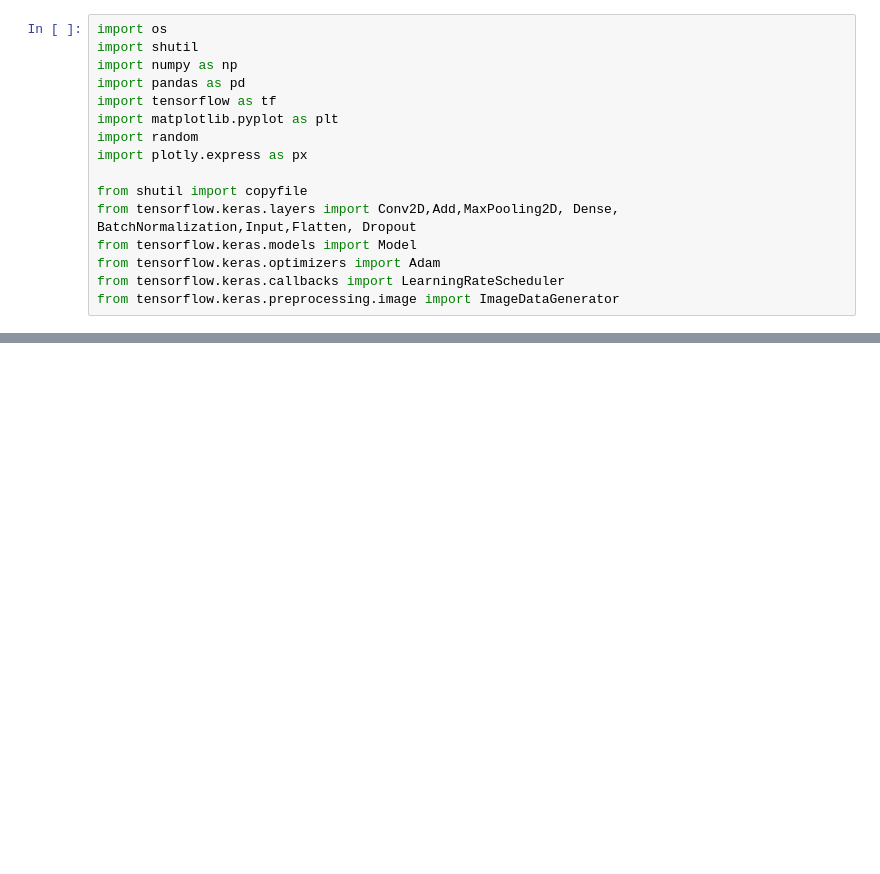
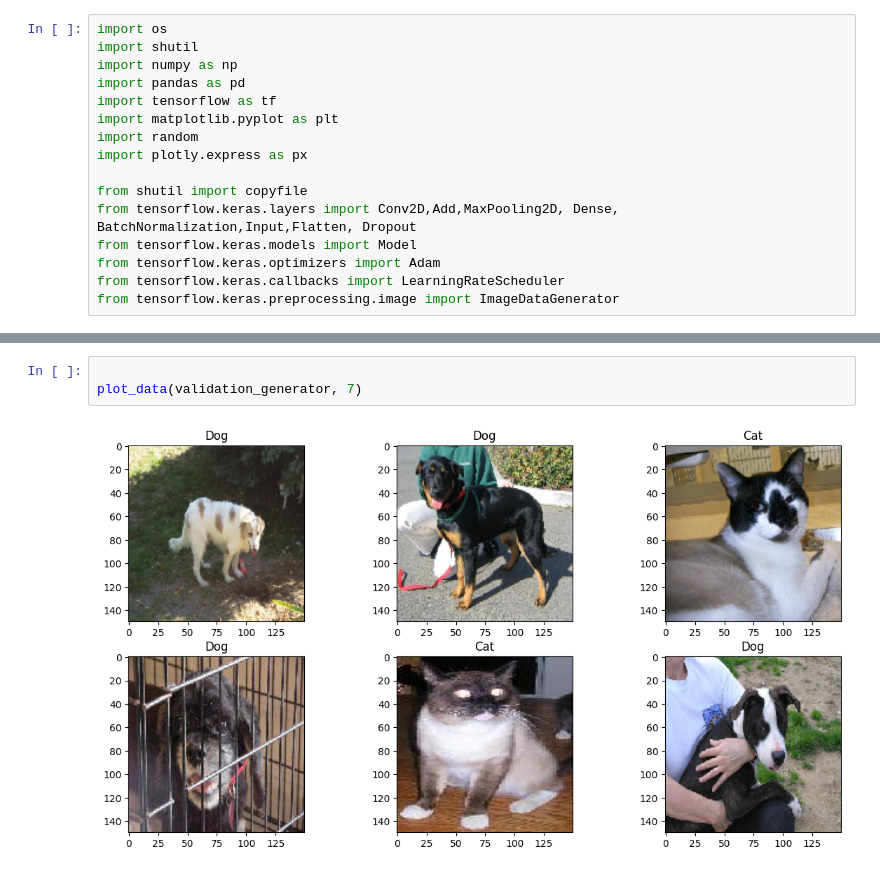
Before and after one commit to Millrocious/python-ai, a Jupyter notebook: pr2/catsvsdogs.ipynb, the cells around one changed output, grey strips where cells are left out. Saved outputs shown, nothing was run; the diff lists cells and outputs as text; blank space fills up the shorter version.

```diff
--- a/pr2/catsvsdogs.ipynb
+++ b/pr2/catsvsdogs.ipynb
@@ -38,0 +111,5 @@ px.pie(names=class_names, values=n_images)
+# %%
+
+plot_data(validation_generator, 7)
+# %% [output]
+[figure, added]
```
Also changed, not shown: parts of 12 cells of this notebook.
